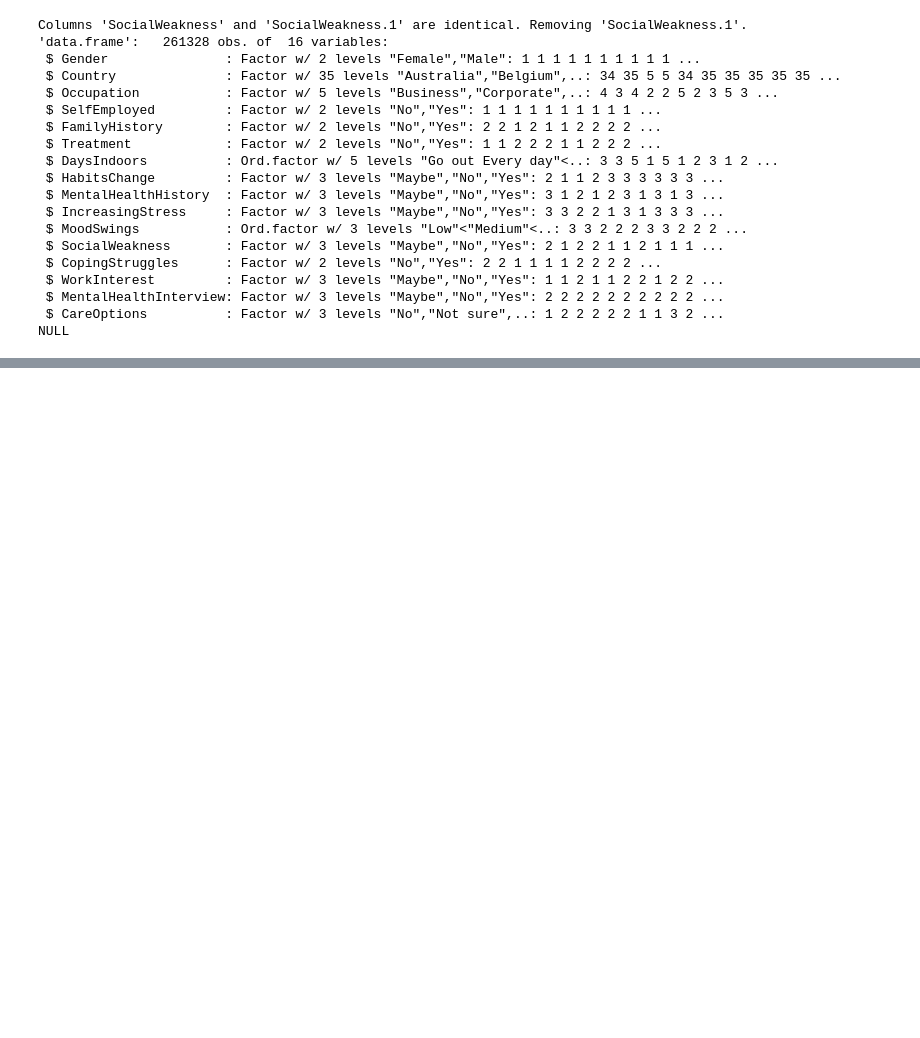
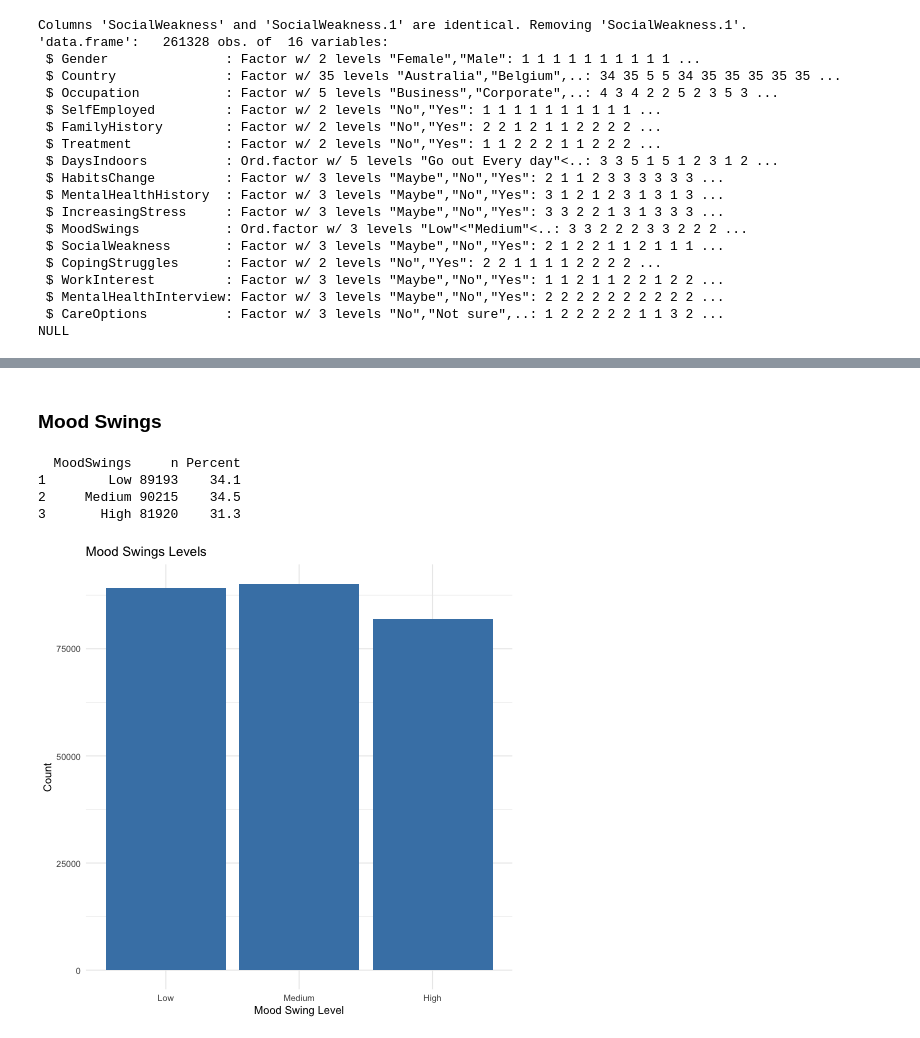
Before and after one commit to Deepking1996/ADS-506_Group_3_Final_Team_Project-, a Jupyter notebook: ADS_506_Final_Team_Project.ipynb, the cells around one changed output, grey strips where cells are left out. Saved outputs shown, nothing was run; the diff lists cells and outputs as text; code cells hidden in the pictures; blank space fills up the shorter version.

```diff
--- a/ADS_506_Final_Team_Project.ipynb
+++ b/ADS_506_Final_Team_Project.ipynb
@@ -261,0 +316,21 @@ NULL
+# %% [markdown]
+### Mood Swings
+# %%
+%%R
+mood_counts <- mental_health_data %>%
+  count(MoodSwings) %>%
+  mutate(Percent = round(n / sum(n) * 100, 1))
+
+print(mood_counts)
+
+ggplot(mood_counts, aes(x = MoodSwings, y = n)) +
+  geom_col(fill = "steelblue") +
+  labs(title = "Mood Swings Levels",
+       x = "Mood Swing Level", y = "Count") +
+  theme_minimal()
+# %% [output]
+  MoodSwings     n Percent
+1        Low 89193    34.1
+2     Medium 90215    34.5
+3       High 81920    31.3
+[figure, added]
```
Also changed, not shown: parts of 26 cells of this notebook.
